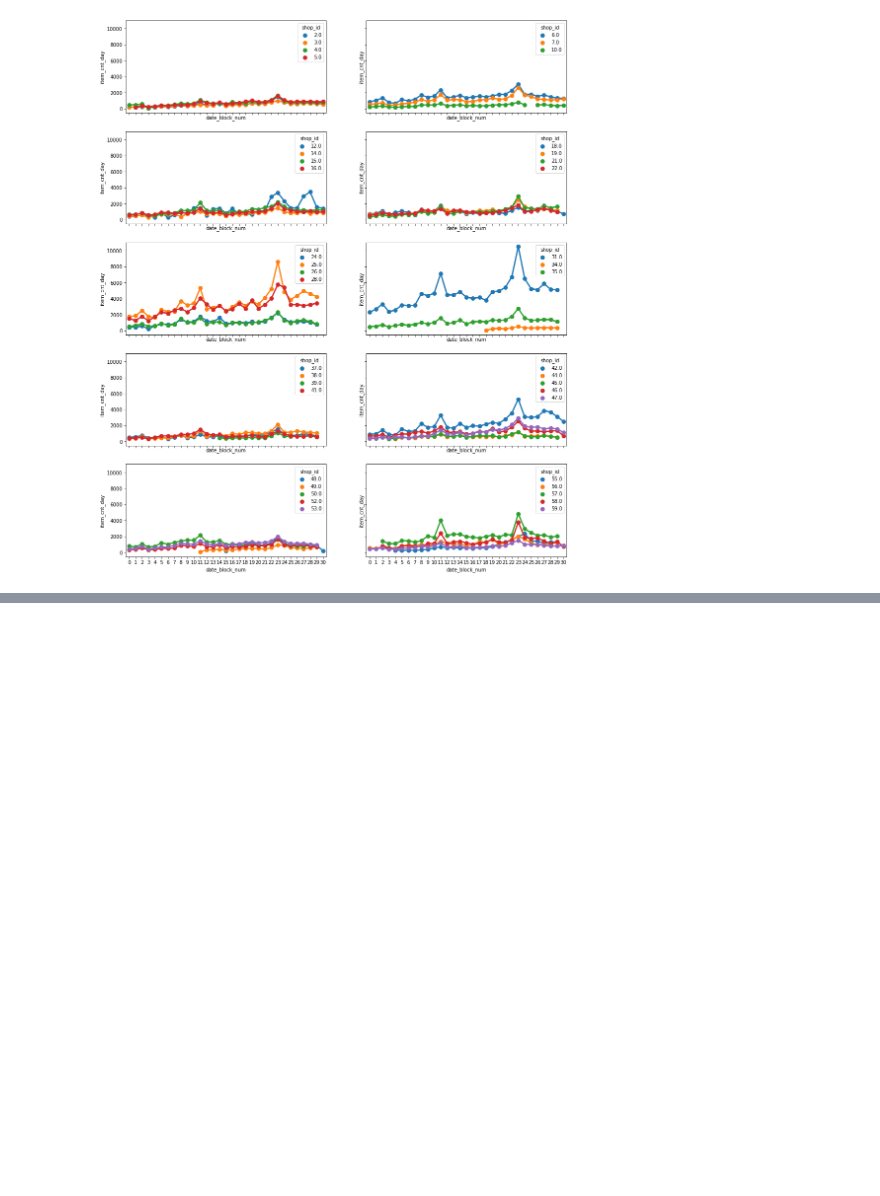
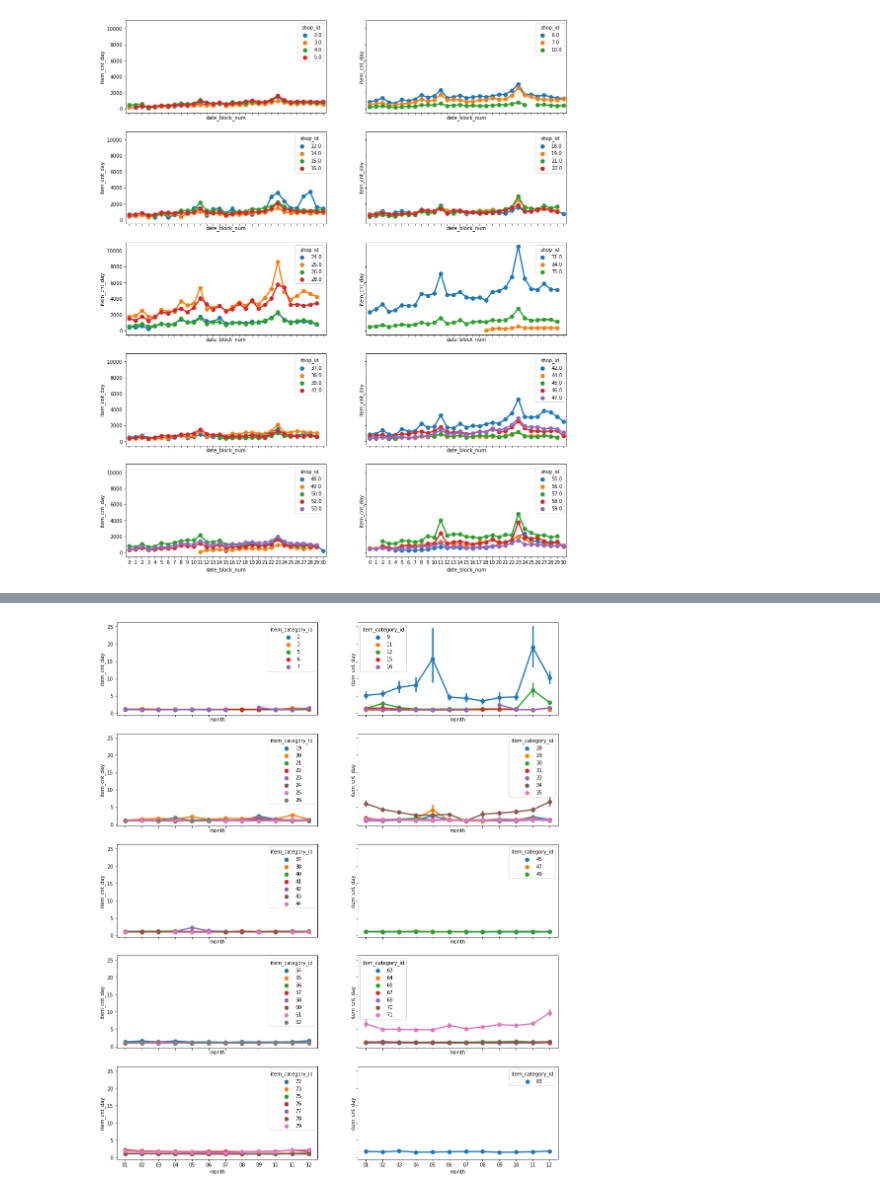
Before and after one commit to deepkick/kagglebook, a Jupyter notebook: ch01/PredictFutureSales_A_beginner_guide_for_sale_data_prediction.ipynb, the cells around one changed output, grey strips where cells are left out. Cells and saved outputs as stored; diff of their text form; code cells hidden in the pictures; blank space fills up the shorter version.

```diff
--- a/ch01/PredictFutureSales_A_beginner_guide_for_sale_data_prediction.ipynb
+++ b/ch01/PredictFutureSales_A_beginner_guide_for_sale_data_prediction.ipynb
@@ -125,0 +128,6 @@ for i in range(5):
+# %%
+# add categories
+train = train.set_index('item_id').join(items.set_index('item_id')).drop('item_name', axis=1).reset_index()
+# %%
+train['month'] = train.date.apply(lambda x: datetime.strptime(x, '%d.%m.%Y').strftime('%m'))
+train['year'] = train.date.apply(lambda x: datetime.strptime(x, '%d.%m.%Y').strftime('%Y'))
@@ -125,0 +150,13 @@ for i in range(5):
+# %%
+fig, axes = plt.subplots(nrows=5, ncols=2, sharex=True, sharey=True, figsize=(16,20))
+num_graph = 10
+id_per_graph = ceil(train.item_category_id.max() / num_graph)
+count = 0
+for i in range(5):
+    for j in range(2):
+        sns.pointplot(x='month', y='item_cnt_day', hue='item_category_id',
+                      data=train[np.logical_and(count*id_per_graph <= train['item_category_id'], train['item_category_id'] < (count+1)*id_per_graph)],
+                      ax=axes[i][j])
+        count += 1
+# %% [output]
+[figure, added]
```
Also changed, not shown: parts of 33 cells of this notebook.
